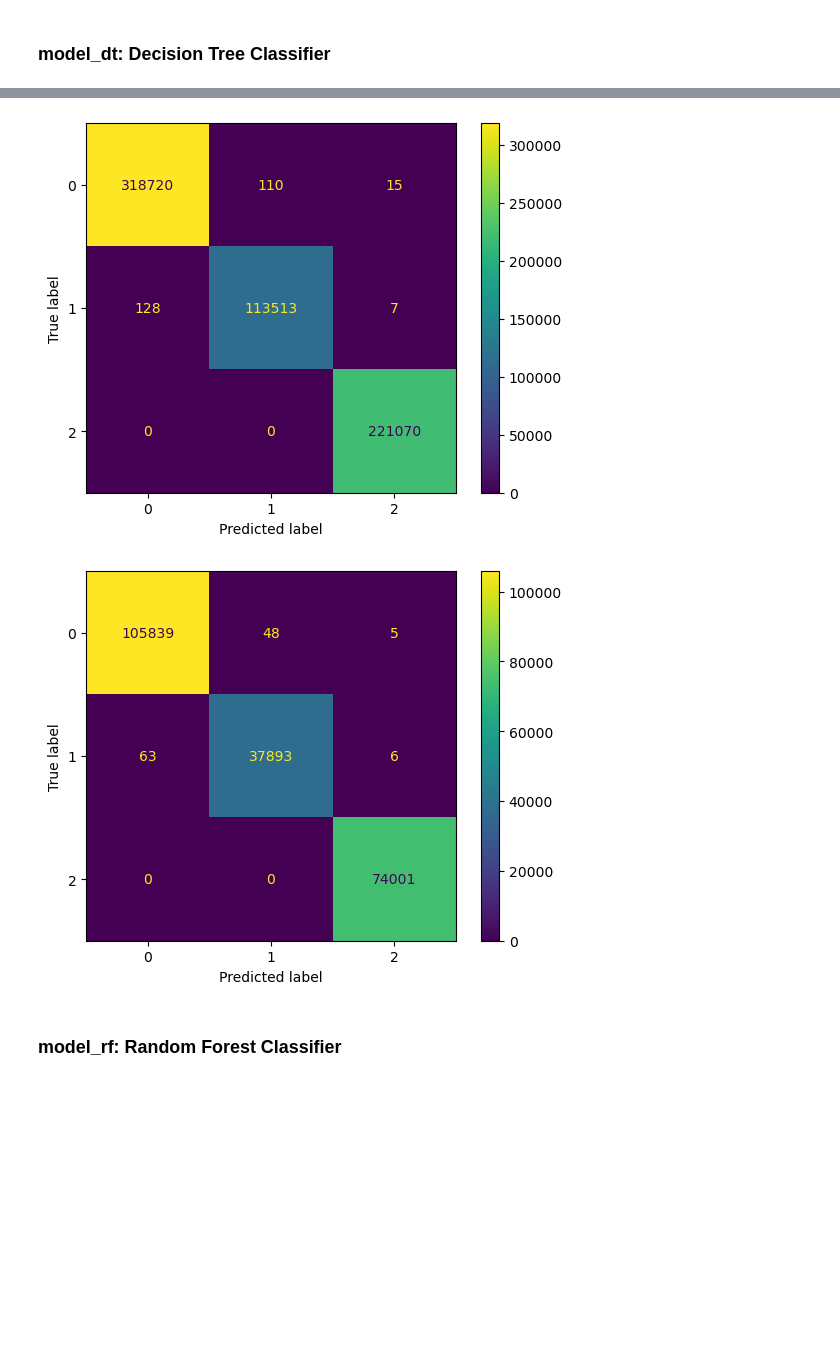
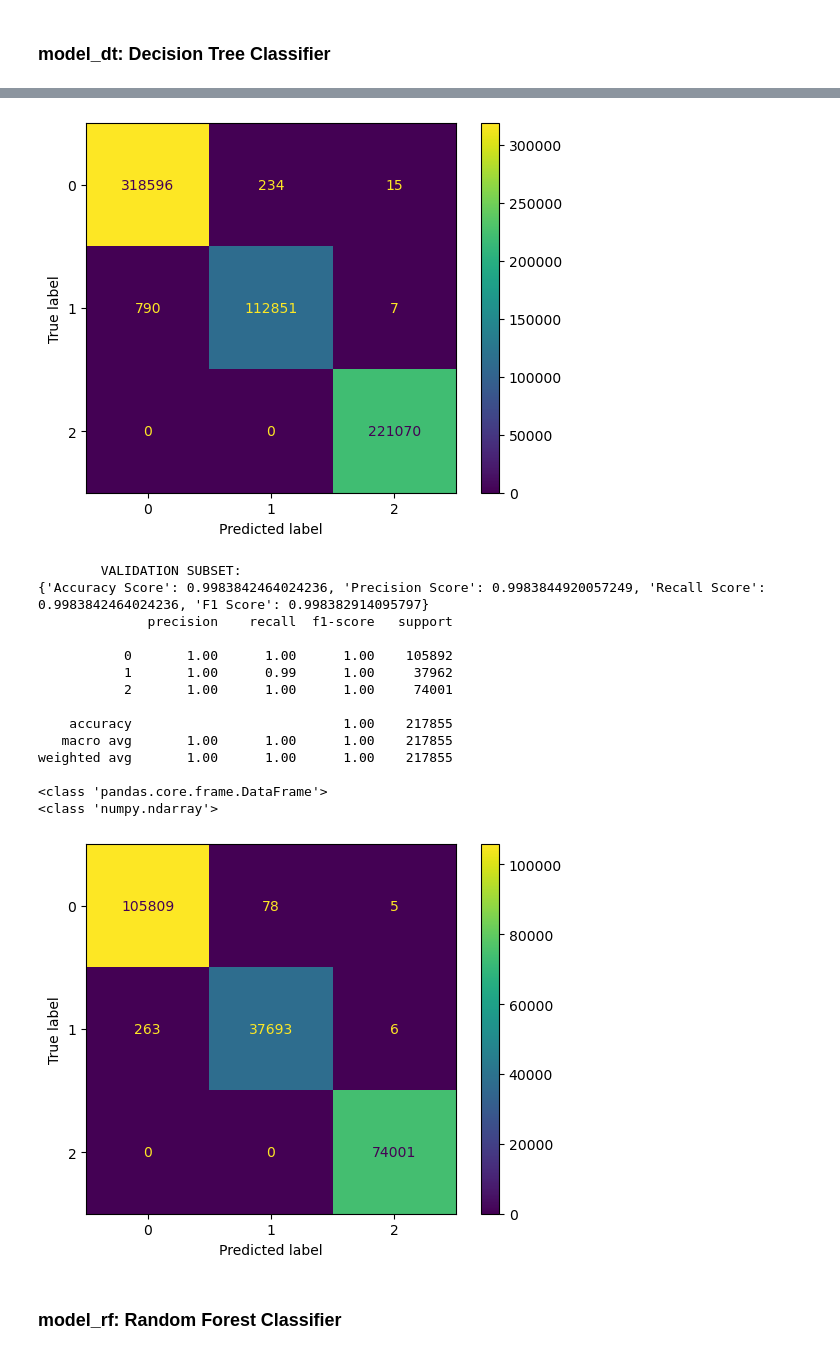
Before and after one commit to jspencermorris/galaxies_sdss, a Jupyter notebook: notebooks/jsm_modeling_tabular.ipynb, the cells around one changed output, grey strips where cells are left out. Cells and saved outputs as stored; diff of their text form; code cells hidden in the pictures; blank space fills up the shorter version.

Commit message:
updated notebook for models based on tabular data

```diff
--- a/notebooks/jsm_modeling_tabular.ipynb
+++ b/notebooks/jsm_modeling_tabular.ipynb
@@ -311,13 +326,24 @@ def jsm_fit_model(model, X, y, name='misc', mode='load'):
 
     return model
 # %%
-# create a helper function to make predictions using a model print
+# define a helper function to make predictions using a model print
 
-def jsm_predict(model, X, y):
+def jsm_predict(model, X, y, labels=[0,1,2]):
+
     y_pred = model.predict(X)
+
     acs = accuracy_score(y, y_pred)
     ps = precision_score(y, y_pred, average='weighted')
     rs = recall_score(y, y_pred, average='weighted')
     f1 = f1_score(y, y_pred, average='weighted')
     metric = {"Accuracy Score": acs, "Precision Score": ps, "Recall Score": rs, "F1 Score": f1}
     print(metric)
+
+    class_report = classification_report(y, y_pred)
+    print(class_report)
+
+    print(type(y))
+    print(type(y_pred))
+    cm = confusion_matrix(y, y_pred, labels=labels)
+    cm_display = ConfusionMatrixDisplay(cm).plot()
+    plt.show()
@@ -324,9 +354,14 @@ def jsm_predict(model, X, y):
+# %%
+# specify secondary dataset based on inclusion of all objects ('superclass'), only labeled galaxies ('galaxies'), or only labeled stars ('stars')
+
+class_column, sdss_secondary, label_codes, label_names = jsm_specify_objects('superclass')
 # %% [markdown]
 ### Split Data into Train, Validation, and Test Subsets
 # %%
 # generate subsets (return as df's)
 
-X_train, y_train, X_validation, y_validation, X_test, y_test = jsm_split_subsets(sdss_primary, object_features, class_label_codes[0:1], [0.6, 0.2, 0.2], mode='sklearn')
+X_train, y_train, X_validation, y_validation, X_test, y_test = jsm_split_subsets(sdss_secondary, object_features, class_column, [0.6, 0.2, 0.2], mode='sklearn')
+display(X_train.head(5))
 print(X_train.shape)
-display(X_train.head(5))
+display(y_train.value_counts())
 # %% [output]
@@ -343,7 +383,8 @@ display(X_train.head(5))
 # balance dataset (returns as df)
 
 # NOTE: this isn't yet implemented
-X_train, y_train = jsm_rebalance(X_train, y_train, 'none')
+X_train, y_train = jsm_rebalance(X_train, y_train, class_column, mode='none')
+display(X_train.head(5))
 print(X_train.shape)
-display(X_train.head(5))
+display(y_train.value_counts())
 # %% [output]
@@ -482,10 +528,10 @@ display(X_pca_examples.head(5))"""
 # model as decision tree classifier
 
 # setup decision tree model
-dt = DecisionTreeClassifier(criterion='gini', max_depth=10, min_samples_leaf=10)#, class_weight = {}#class_weight={0:1.1, 1:1, 2:1.15}, random_state=5)
+dt = DecisionTreeClassifier(criterion='gini', max_depth=5, min_samples_leaf=5)#, class_weight = {}#class_weight={0:1.1, 1:1, 2:1.15}, random_state=5)
 
 # fit random forest classifier
-model_dt = jsm_fit_model(dt, X0_train, y_train, 'dt', 'load')
+model_dt = jsm_fit_model(dt, X0_train, y_train, 'dt', 'save')
 """dt.fit(X0_train, y_train)"""
 
 # plot decision tree
@@ -495,11 +541,11 @@ tree.plot_tree(model_dt, filled=True, label='none', class_names=object_features,
 plt.show()
 
 # make predictions using a model, print performance metrics, then generate a confusion matrix
-jsm_predict(model_dt, X0_train, y_train)
-jsm_plot_confusions(model_dt, X0_train, y_train, [0,1,2])
+print(f"\n\tTEST SUBSET:")
+jsm_predict(model_dt, X0_train, y_train, labels=[0,1,2])
 
 # make predictions using a model, print performance metrics, then generate a confusion matrix
-jsm_predict(model_dt, X0_validation, y_validation)
-jsm_plot_confusions(model_dt, X0_validation, y_validation, [0,1,2])
+print(f"\n\tVALIDATION SUBSET:")
+jsm_predict(model_dt, X0_validation, y_validation, labels=[0,1,2])
 # %% [output]
 [figure]
@@ -518,5 +566,19 @@ F1 Score: 0.9994399346451857
 [figure]
+        VALIDATION SUBSET:
+{'Accuracy Score': 0.9983842464024236, 'Precision Score': 0.9983844920057249, 'Recall Score': 0.9983842464024236, 'F1 Score': 0.998382914095797}
+              precision    recall  f1-score   support
+
+           0       1.00      1.00      1.00    105892
+           1       1.00      0.99      1.00     37962
+           2       1.00      1.00      1.00     74001
+
+    accuracy                           1.00    217855
+   macro avg       1.00      1.00      1.00    217855
+weighted avg       1.00      1.00      1.00    217855
+
+<class 'pandas.core.frame.DataFrame'>
+<class 'numpy.ndarray'>
-[figure, old version]
+[figure, new version]
 # %% [markdown]
 ### model_rf:  Random Forest Classifier
 # %%
```
Also changed, not shown: parts of 19 cells of this notebook.
